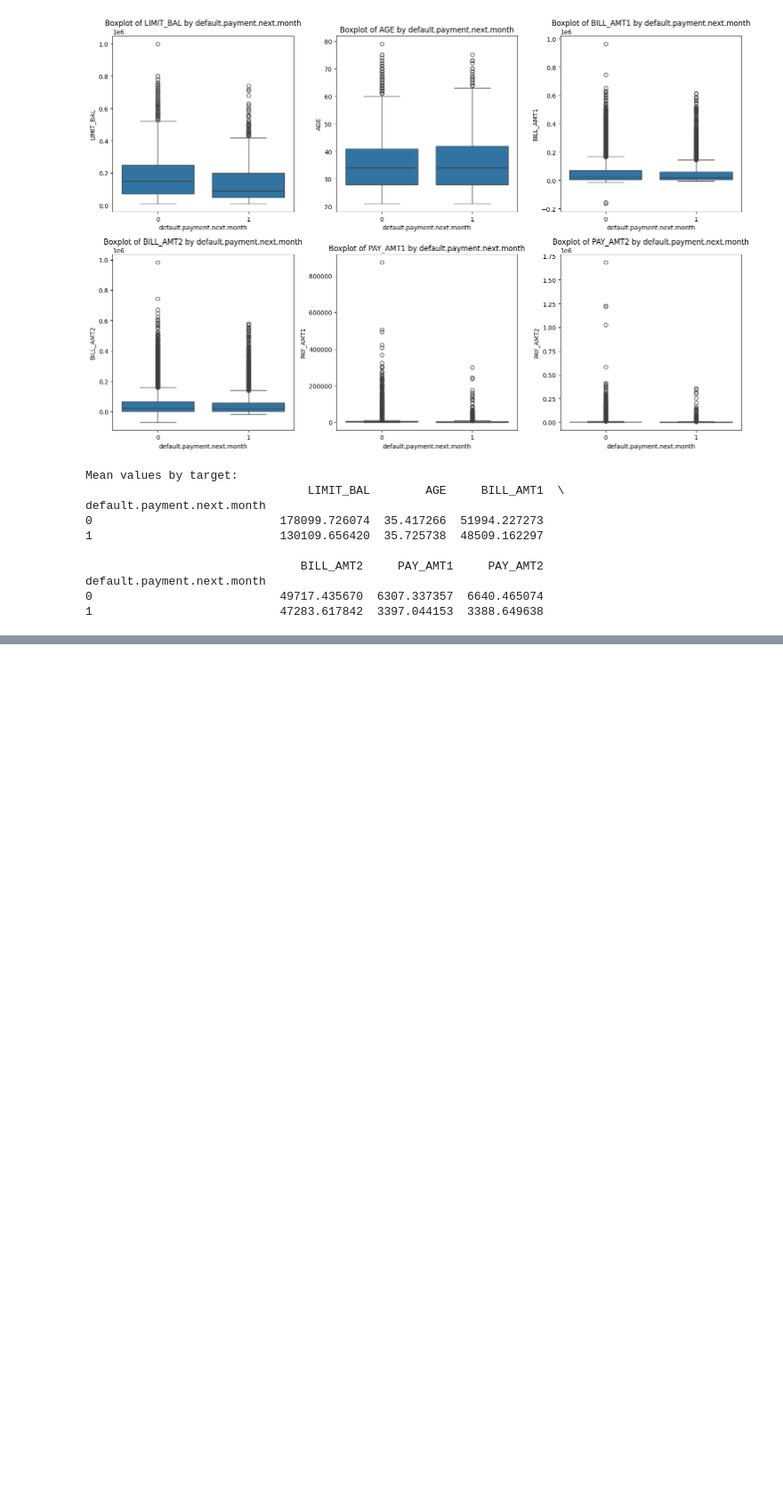
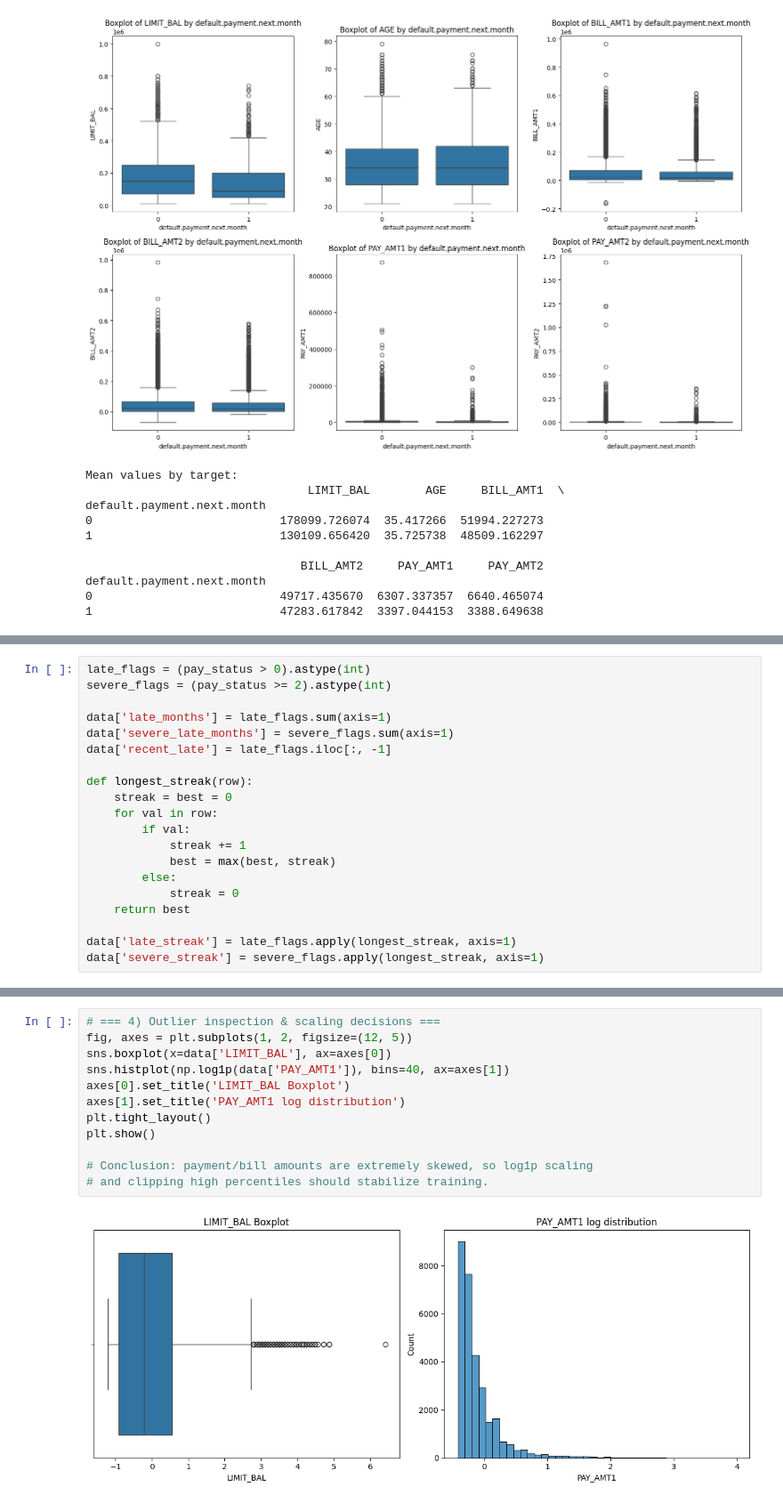
Before and after one commit to martenzZe/credit-risk-ml-pipeline, a Jupyter notebook: notebooks/01_data.ipynb, the cells around one changed output, grey strips where cells are left out. Shown at 89% size. Saved outputs shown, nothing was run; the diff lists cells and outputs as text; blank space fills up the shorter version.

```diff
--- a/notebooks/01_data.ipynb
+++ b/notebooks/01_data.ipynb
@@ -186,0 +472,20 @@ plt.show()
+# %%
+late_flags = (pay_status > 0).astype(int)
+severe_flags = (pay_status >= 2).astype(int)
+
+data['late_months'] = late_flags.sum(axis=1)
+data['severe_late_months'] = severe_flags.sum(axis=1)
+data['recent_late'] = late_flags.iloc[:, -1]
+
+def longest_streak(row):
+    streak = best = 0
+    for val in row:
+        if val:
+            streak += 1
+            best = max(best, streak)
+        else:
+            streak = 0
+    return best
+
+data['late_streak'] = late_flags.apply(longest_streak, axis=1)
+data['severe_streak'] = severe_flags.apply(longest_streak, axis=1)
@@ -186,0 +649,14 @@ plt.show()
+# %%
+# === 4) Outlier inspection & scaling decisions ===
+fig, axes = plt.subplots(1, 2, figsize=(12, 5))
+sns.boxplot(x=data['LIMIT_BAL'], ax=axes[0])
+sns.histplot(np.log1p(data['PAY_AMT1']), bins=40, ax=axes[1])
+axes[0].set_title('LIMIT_BAL Boxplot')
+axes[1].set_title('PAY_AMT1 log distribution')
+plt.tight_layout()
+plt.show()
+
+# Conclusion: payment/bill amounts are extremely skewed, so log1p scaling
+# and clipping high percentiles should stabilize training.
+# %% [output]
+[figure, added]
```
Also changed, not shown: parts of 15 cells of this notebook, 10 other files.
